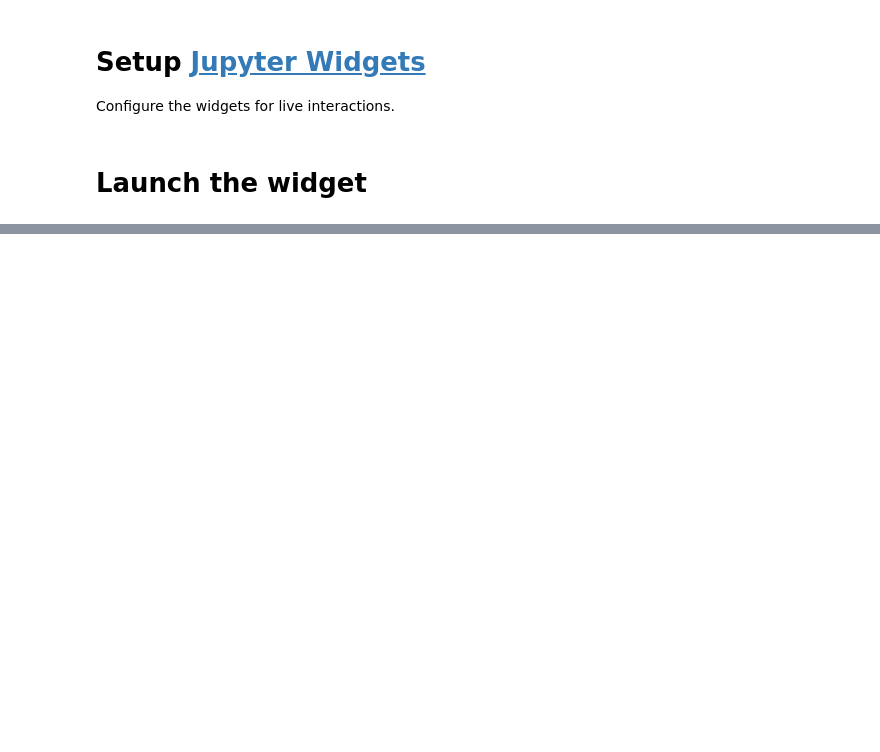
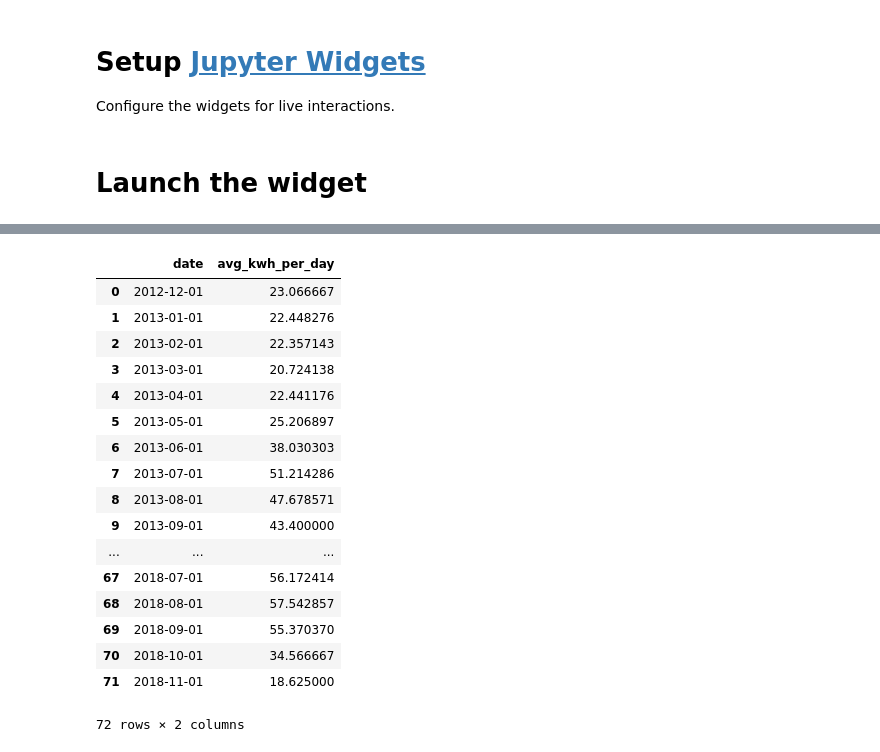
Before and after one commit to szelenka/DukeProgressSolar, a Jupyter notebook: Widgets.ipynb, the cells around one changed output, grey strips where cells are left out. Cells and saved outputs as stored; diff of their text form; code cells hidden in the pictures; blank space fills up the shorter version.

```diff
--- a/Widgets.ipynb
+++ b/Widgets.ipynb
@@ -260,0 +255,21 @@ df.head()
+# %%
+df[['date', 'avg_kwh_per_day']]
+# %% [output]
+|  | date | avg_kwh_per_day |
+| 0 | 2012-12-01 | 23.066667 |
+| 1 | 2013-01-01 | 22.448276 |
+| 2 | 2013-02-01 | 22.357143 |
+| 3 | 2013-03-01 | 20.724138 |
+| 4 | 2013-04-01 | 22.441176 |
+| 5 | 2013-05-01 | 25.206897 |
+| 6 | 2013-06-01 | 38.030303 |
+| 7 | 2013-07-01 | 51.214286 |
+| 8 | 2013-08-01 | 47.678571 |
+| 9 | 2013-09-01 | 43.400000 |
+| ... | ... | ... |
+| 67 | 2018-07-01 | 56.172414 |
+| 68 | 2018-08-01 | 57.542857 |
+| 69 | 2018-09-01 | 55.370370 |
+| 70 | 2018-10-01 | 34.566667 |
+| 71 | 2018-11-01 | 18.625000 |
+72 rows × 2 columns
```
Also changed, not shown: parts of 5 cells of this notebook, 1 other file.
